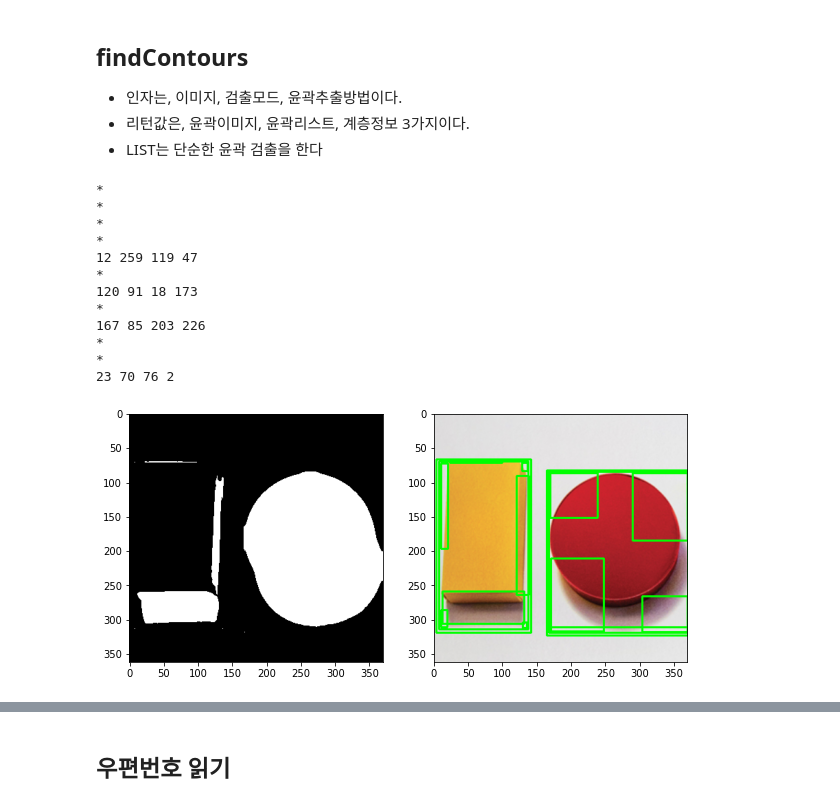
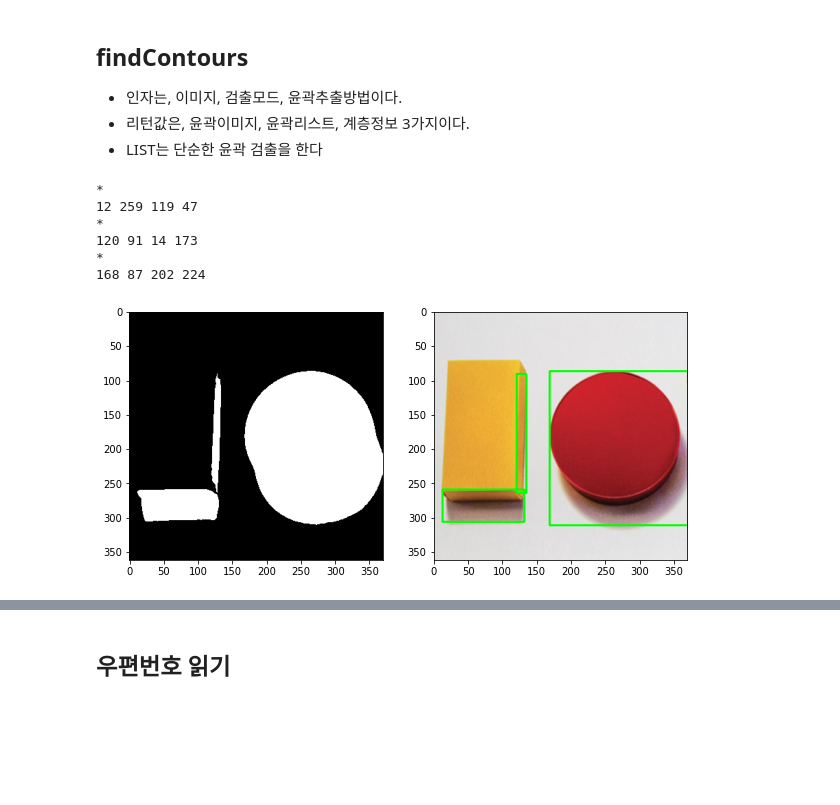
Before and after one commit to swkim01/DSAC3, a Jupyter notebook: gg-46-object_detect.ipynb, the cells around one changed output, grey strips where cells are left out. Cells and saved outputs as stored; diff of their text form; code cells hidden in the pictures; blank space fills up the shorter version.

```diff
--- a/gg-46-object_detect.ipynb
+++ b/gg-46-object_detect.ipynb
@@ -47,49 +58,46 @@ plt.imshow(gray1, cmap="gray")
 - 리턴값은, 윤곽이미지, 윤곽리스트, 계층정보 3가지이다.
 - LIST는 단순한 윤곽 검출을 한다
 # %%
+import copy
+
 # 필터 크기는 홀수로 지정한다, 표준편차는 0으로 지정하면 자동으로 생성한다
 gray = cv2.GaussianBlur(gray1, (7, 7), 0)
 # 흑백으로 만든다, 역치값과, 대체값을 지정한다
 #im2 = cv2.threshold(gray, 215, 301, cv2.THRESH_BINARY_INV)[1]
 im2 = cv2.threshold(gray, 165, 301, cv2.THRESH_BINARY_INV)[1]
 
 # 변환한 이미지 출력하기
 plt.figure(figsize=(10,10))
 plt.subplot(1, 2, 1)
 plt.imshow(im2, cmap="gray")
 
+img1 = copy.deepcopy(img)
 # 윤곽 검출하기
 cnts = cv2.findContours(im2,
         cv2.RETR_LIST,
         cv2.CHAIN_APPROX_SIMPLE)[0]
 
 for c in cnts:
     print('*')
     x, y, w, h = cv2.boundingRect(c)
     # 너무 크거나 너무 작은 부분 제거하기
     if w < 5 or w > 300: continue
     print(x,y,w,h) # 결과 출력하기
-    cv2.rectangle(img, (x, y), (x+w, y+h), (0, 255, 0), 2)
+    cv2.rectangle(img1, (x, y), (x+w, y+h), (0, 255, 0), 2)
 
 # 화면 오른쪽에 결과 출력하기
 plt.subplot(1, 2, 2)
-plt.imshow(cv2.cvtColor(img, cv2.COLOR_BGR2RGB))
+plt.imshow(cv2.cvtColor(img1, cv2.COLOR_BGR2RGB))
 # plt.savefig("obj1.png", dpi=200)
 plt.show()
 # %% [output]
-*
-*
-*
 *
 12 259 119 47
 *
-120 91 18 173
+120 91 14 173
 *
-167 85 203 226
-*
-*
-23 70 76 2
+168 87 202 224
-[figure, old version]
+[figure, new version]
 # %%
 #  총 몇개의 윤곽선을 찾았는지 조사
 import numpy as np
```
Also changed, not shown: parts of 5 cells of this notebook.
